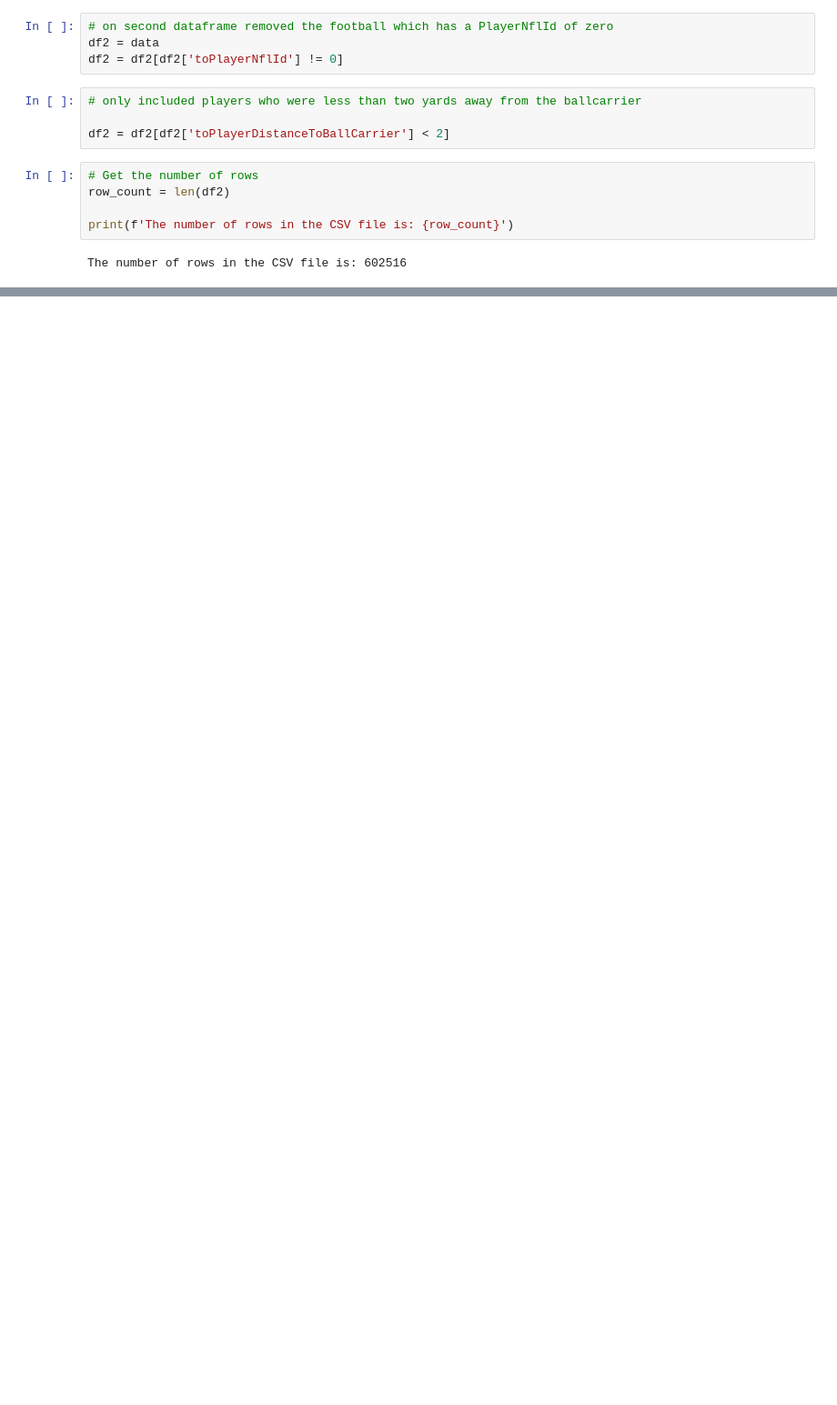
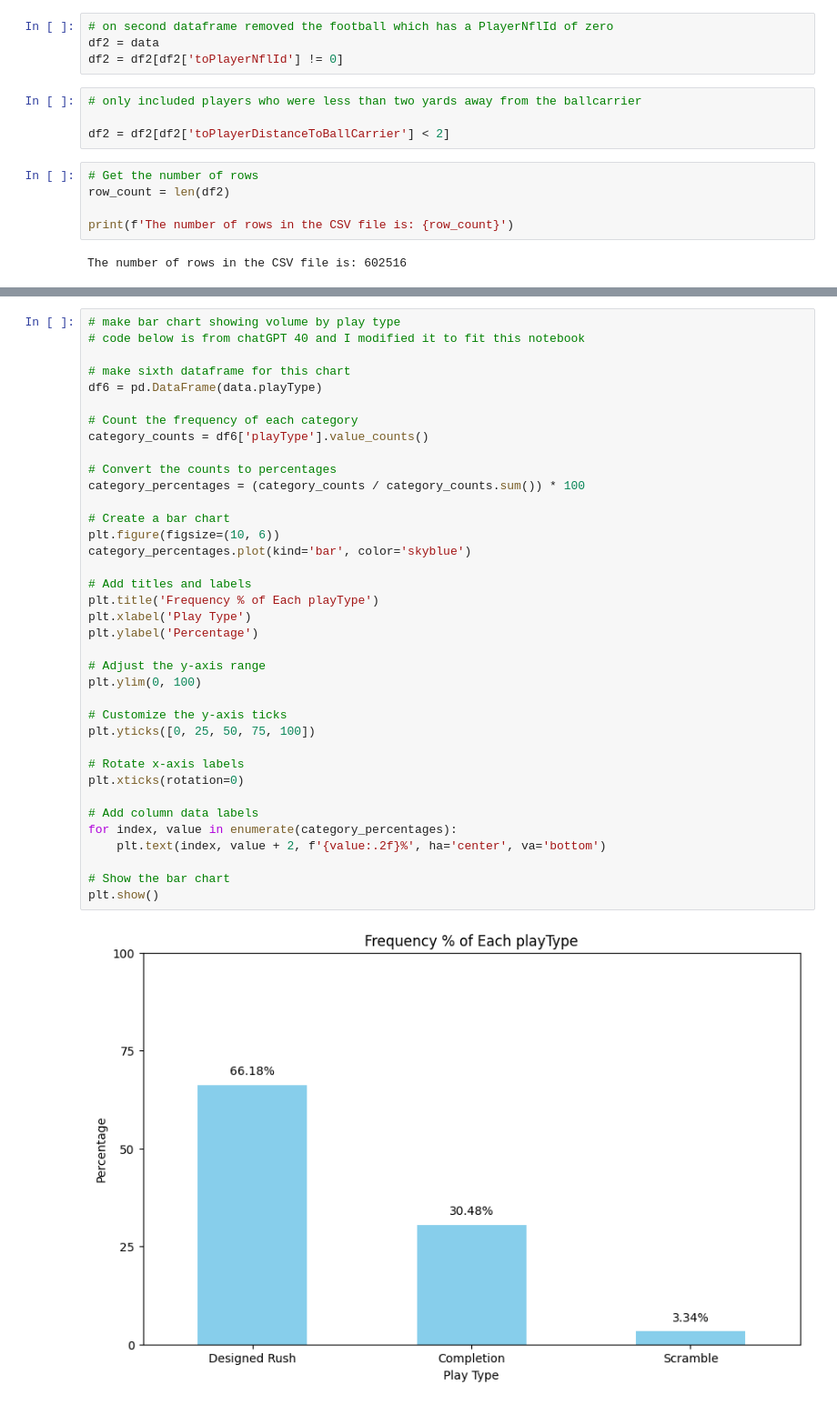
Before and after one commit to danoff/lending-a-hand-in-bringing-ballcarriers-down, a Jupyter notebook: Run_regressions.ipynb, the cells around one changed output, grey strips where cells are left out. Shown at 91% size. Saved outputs shown, nothing was run; the diff lists cells and outputs as text; blank space fills up the shorter version.

```diff
--- a/Run_regressions.ipynb
+++ b/Run_regressions.ipynb
@@ -347,3 +367,42 @@ OLS Regression Results
 | Kurtosis: | 2.617 | Cond. No. | 65.6 |
 Notes:
 [1] Standard Errors assume that the covariance matrix of the errors is correctly specified.
+# %%
+# make bar chart showing volume by play type
+# code below is from chatGPT 40 and I modified it to fit this notebook
+
+# make sixth dataframe for this chart
+df6 = pd.DataFrame(data.playType)
+
+# Count the frequency of each category
+category_counts = df6['playType'].value_counts()
+
+# Convert the counts to percentages
+category_percentages = (category_counts / category_counts.sum()) * 100
+
+# Create a bar chart
+plt.figure(figsize=(10, 6))
+category_percentages.plot(kind='bar', color='skyblue')
+
+# Add titles and labels
+plt.title('Frequency % of Each playType')
+plt.xlabel('Play Type')
+plt.ylabel('Percentage')
+
+# Adjust the y-axis range
+plt.ylim(0, 100)
+
+# Customize the y-axis ticks
+plt.yticks([0, 25, 50, 75, 100])
+
+# Rotate x-axis labels
+plt.xticks(rotation=0)
+
+# Add column data labels
+for index, value in enumerate(category_percentages):
+    plt.text(index, value + 2, f'{value:.2f}%', ha='center', va='bottom')
+
+# Show the bar chart
+plt.show()
+# %% [output]
+[figure, added]
```
Also changed, not shown: parts of 17 cells of this notebook.
